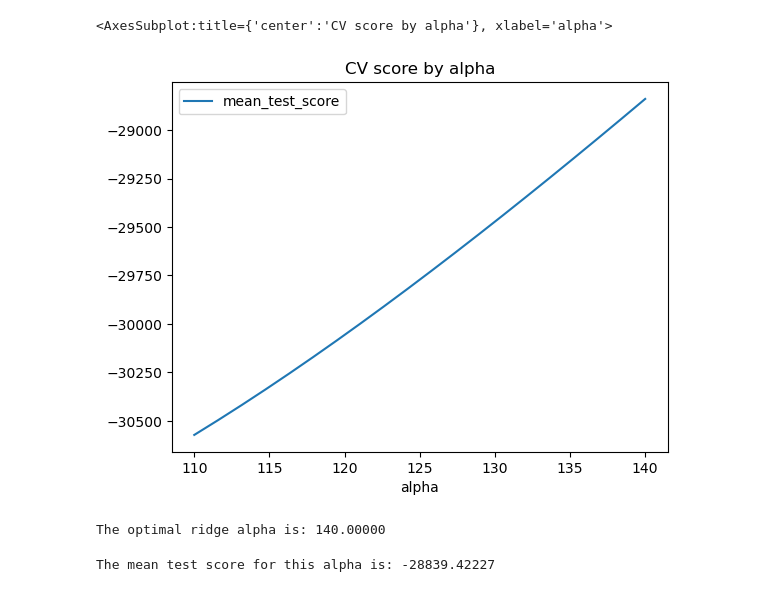
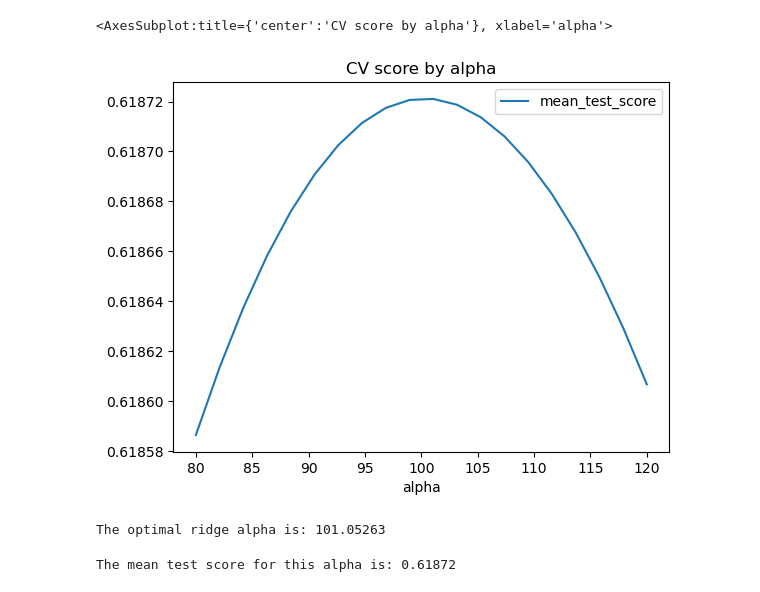
Before and after one commit to tobeybill/TISATAFL, a Jupyter notebook: TobeyCheck.ipynb, the cells around one changed output. Cells and saved outputs as stored; diff of their text form; code cells hidden in the pictures.

```diff
--- a/TobeyCheck.ipynb
+++ b/TobeyCheck.ipynb
@@ -56,6 +51,6 @@ huge_bod_df.describe()
 # %%
-df = huge_bod_df
-df.drop(['Unnamed: 0.1', 'Unnamed: 0', 'gvkey', 'total_sec'], axis=1, inplace=True)
+df = medium_bod_df
+df.drop(['Unnamed: 0', 'Unnamed: 0.1', 'Unnamed: 0.3', 'Unnamed: 0.2', 'gvkey', 'total_sec'], axis=1, inplace=True)
 
 # Create boolean masks for the train and holdout periods
 train_mask = df.loc[(df['year'] >= 2010) & (df['year'] <= 2016)]
@@ -65,7 +60,7 @@ y = np.log(train_mask.total_director_comp)
 X = train_mask.drop('total_director_comp', axis=1)
 
 VarY = holdout_mask[['signature_index', 'total_director_comp']]
-VarY.to_csv('./Saved/huge_bod_df.csv', index=False)
+VarY.to_csv('./Saved/medium_bod_df.csv', index=False)
 
 holdout_set = holdout_mask
 
@@ -139,32 +134,32 @@ results_df.plot(x='alpha', y='mean_test_score', kind='line', title='CV score by
 # %%
-alphas = list(np.linspace(110, 140,20))
+alphas = list(np.linspace(80, 120,20))
 parameters = {'ridge__alpha': alphas}
 
 grid_search = GridSearchCV(estimator=ridge_pipe,
                            param_grid=parameters,
                            cv=cv,
                            scoring='r2')
 
 results = grid_search.fit(X_train, y_train)
 
 results_df = pd.DataFrame(results.cv_results_).set_index('params')
 # extract alpha from the params variable
 results_df['alpha'] = [c['ridge__alpha'] for c in results_df.index]
 results_df = results_df.sort_values('alpha')
 results_df.plot(x='alpha',y='mean_test_score',kind='line',
                 title='CV score by alpha')
 # %% [output]
 <AxesSubplot:title={'center':'CV score by alpha'}, xlabel='alpha'>
-[figure, old version]
+[figure, new version]
 # %%
 best_alpha = results_df.query('rank_test_score == 1')['param_ridge__alpha'][0]
 print('The optimal ridge alpha is: %.5f' % best_alpha)
 # %% [output]
-The optimal ridge alpha is: 140.00000
+The optimal ridge alpha is: 101.05263
 # %%
 print('The mean test score for this alpha is: %.5f' % results_df.query('rank_test_score == 1')['mean_test_score'][0])
 # %% [output]
-The mean test score for this alpha is: -28839.42227
+The mean test score for this alpha is: 0.61872
 # %%
 cv = KFold(10)
 
```
Also changed, not shown: parts of 11 cells of this notebook, 32 other files.
